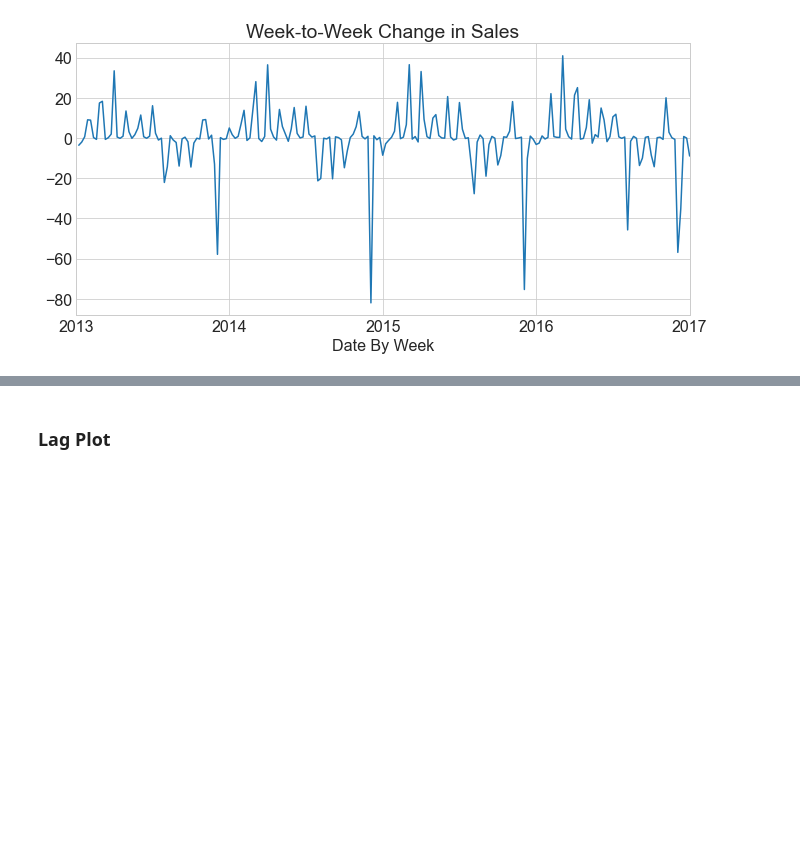
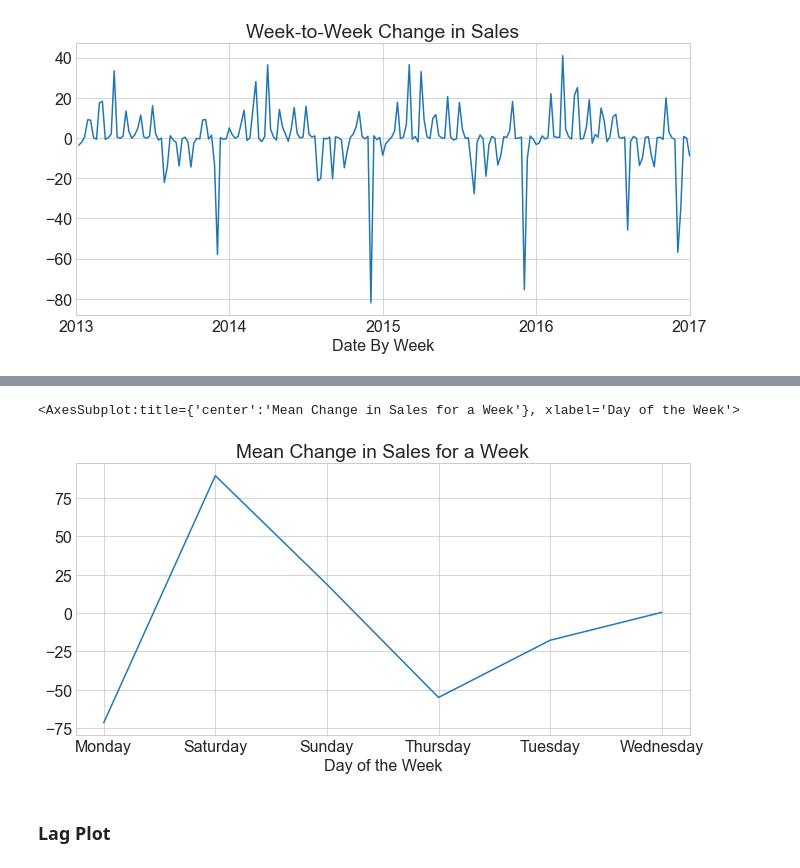
Before and after one commit to BraedenWright/time-series-exercises, a Jupyter notebook: Explore.ipynb, the cells around one changed output, grey strips where cells are left out. Drawn from its saved outputs; the diff is of its cells as text; code cells hidden in the pictures; blank space fills up the shorter version.

```diff
--- a/Explore.ipynb
+++ b/Explore.ipynb
@@ -133,0 +147,5 @@ y_train.resample('W').mean().diff().plot(title='Week-to-Week Change in Sales', x
+# %%
+train.groupby('day_of_week').sales_total.mean().diff().plot(title='Mean Change in Sales for a Week', xlabel='Day of the Week')
+# %% [output]
+<AxesSubplot:title={'center':'Mean Change in Sales for a Week'}, xlabel='Day of the Week'>
+[figure, added]
```
Also changed, not shown: parts of 4 cells of this notebook.
